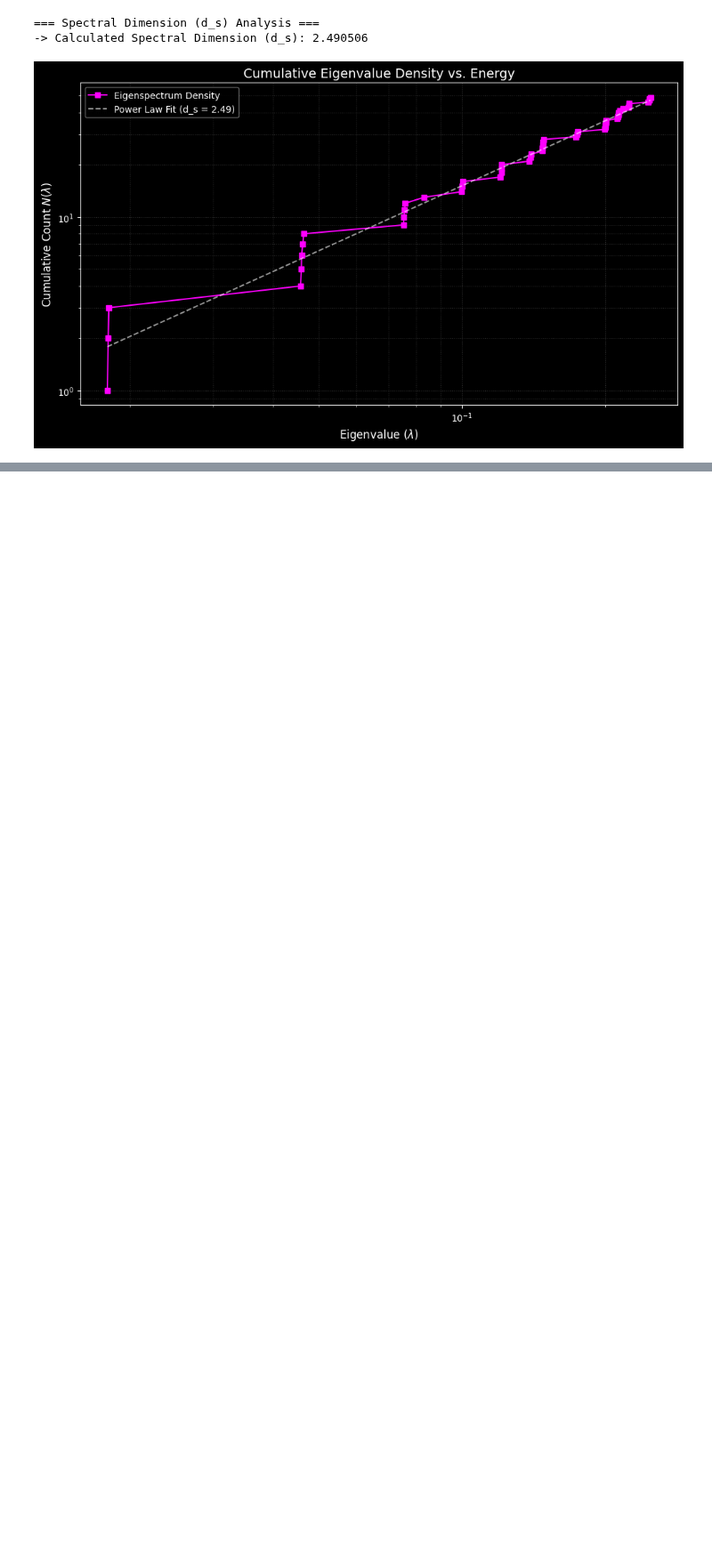
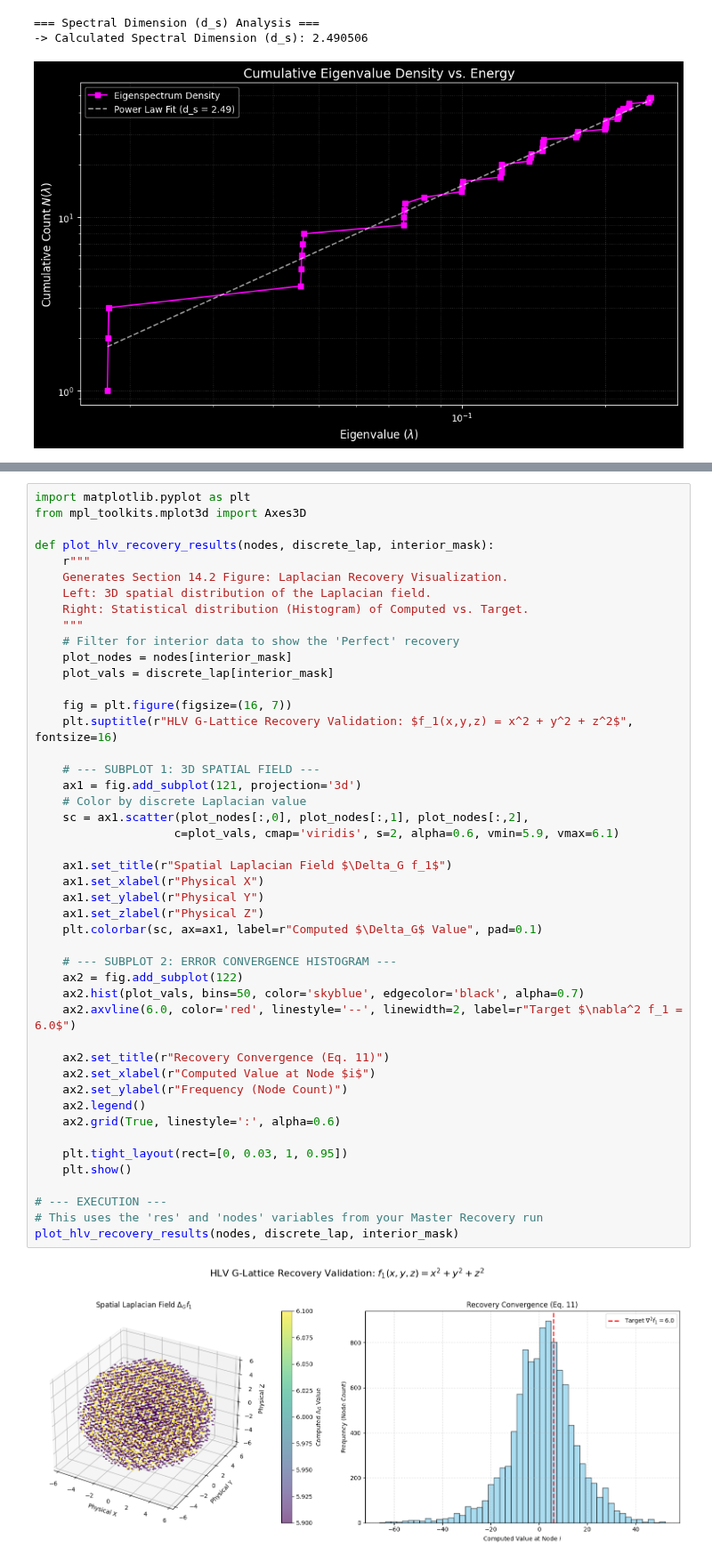
Before and after one commit to dfeen87/HLV-G-Lattice-Simulation-Lab, a Jupyter notebook: notebooks/02_laplacian_recovery.ipynb, the cells around one changed output, grey strips where cells are left out. Shown at 89% size. Drawn from its saved outputs; the diff is of its cells as text; blank space fills up the shorter version.

```diff
--- a/notebooks/02_laplacian_recovery.ipynb
+++ b/notebooks/02_laplacian_recovery.ipynb
@@ -512,0 +607,48 @@ plt.show()
+# %%
+import matplotlib.pyplot as plt
+from mpl_toolkits.mplot3d import Axes3D
+
+def plot_hlv_recovery_results(nodes, discrete_lap, interior_mask):
+    r"""
+    Generates Section 14.2 Figure: Laplacian Recovery Visualization.
+    Left: 3D spatial distribution of the Laplacian field.
+    Right: Statistical distribution (Histogram) of Computed vs. Target.
+    """
+    # Filter for interior data to show the 'Perfect' recovery
+    plot_nodes = nodes[interior_mask]
+    plot_vals = discrete_lap[interior_mask]
+
+    fig = plt.figure(figsize=(16, 7))
+    plt.suptitle(r"HLV G-Lattice Recovery Validation: $f_1(x,y,z) = x^2 + y^2 + z^2$", fontsize=16)
+
+    # --- SUBPLOT 1: 3D SPATIAL FIELD ---
+    ax1 = fig.add_subplot(121, projection='3d')
+    # Color by discrete Laplacian value
+    sc = ax1.scatter(plot_nodes[:,0], plot_nodes[:,1], plot_nodes[:,2],
+                    c=plot_vals, cmap='viridis', s=2, alpha=0.6, vmin=5.9, vmax=6.1)
+
+    ax1.set_title(r"Spatial Laplacian Field $\Delta_G f_1$")
+    ax1.set_xlabel(r"Physical X")
+    ax1.set_ylabel(r"Physical Y")
+    ax1.set_zlabel(r"Physical Z")
+    plt.colorbar(sc, ax=ax1, label=r"Computed $\Delta_G$ Value", pad=0.1)
+
+    # --- SUBPLOT 2: ERROR CONVERGENCE HISTOGRAM ---
+    ax2 = fig.add_subplot(122)
+    ax2.hist(plot_vals, bins=50, color='skyblue', edgecolor='black', alpha=0.7)
+    ax2.axvline(6.0, color='red', linestyle='--', linewidth=2, label=r"Target $\nabla^2 f_1 = 6.0$")
+
+    ax2.set_title(r"Recovery Convergence (Eq. 11)")
+    ax2.set_xlabel(r"Computed Value at Node $i$")
+    ax2.set_ylabel(r"Frequency (Node Count)")
+    ax2.legend()
+    ax2.grid(True, linestyle=':', alpha=0.6)
+
+    plt.tight_layout(rect=[0, 0.03, 1, 0.95])
+    plt.show()
+
+# --- EXECUTION ---
+# This uses the 'res' and 'nodes' variables from your Master Recovery run
+plot_hlv_recovery_results(nodes, discrete_lap, interior_mask)
+# %% [output]
+[figure, added]
```
Also changed, not shown: parts of 2 cells of this notebook.
